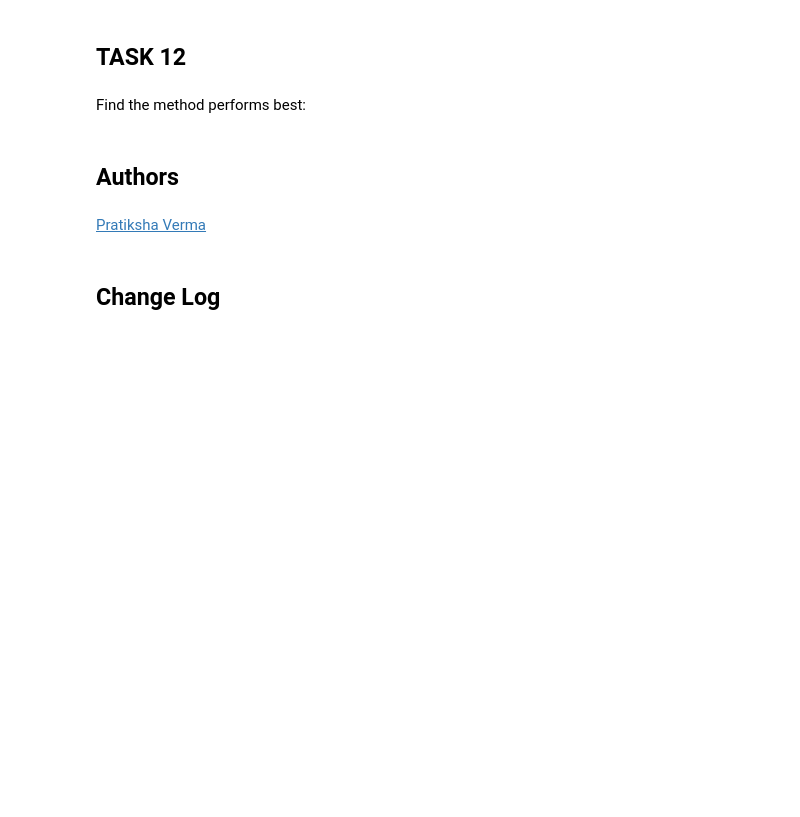
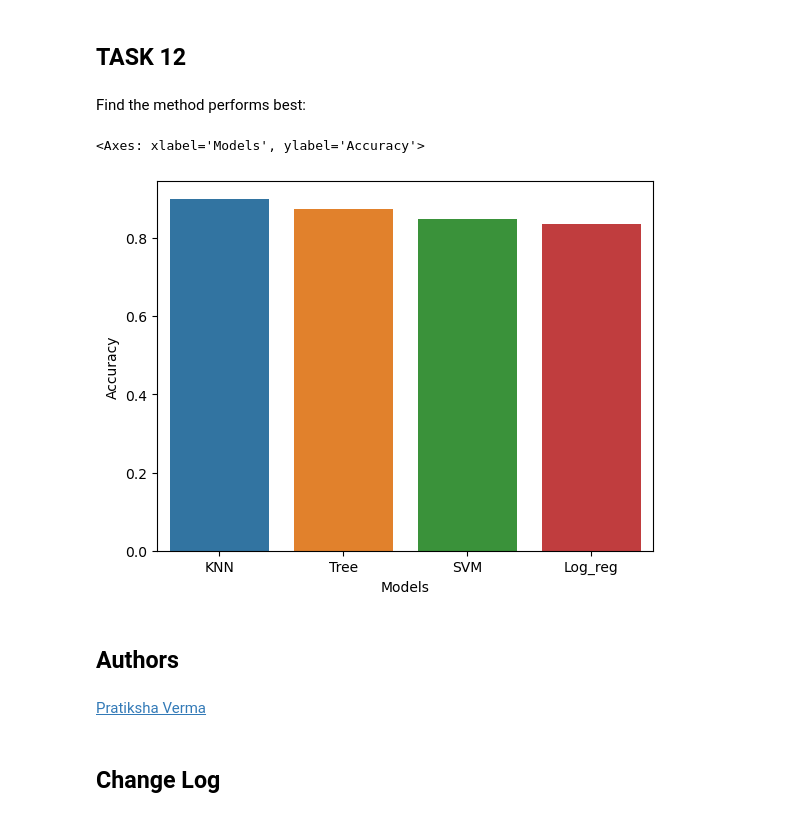
Before and after one commit to Tiago-Vitali/IBM-Professional-Data-Science, a Jupyter notebook: Applied-Data-Science-Capstone/SpaceX_Machine_Learning_Prediction_Part_5.jupyterlite.ipynb, the cells around one changed output. Drawn from its saved outputs; the diff is of its cells as text; code cells hidden in the pictures; blank space fills up the shorter version.

```diff
--- a/Applied-Data-Science-Capstone/SpaceX_Machine_Learning_Prediction_Part_5.jupyterlite.ipynb
+++ b/Applied-Data-Science-Capstone/SpaceX_Machine_Learning_Prediction_Part_5.jupyterlite.ipynb
@@ -182,3 +245,6 @@ parameters = {'criterion': ['gini', 'entropy'],
      'min_samples_split': [2, 5, 10]}
 
 tree = DecisionTreeClassifier()
+# %%
+tree_cv= GridSearchCV(tree,parameters, cv=10)
+tree_cv.fit(X_train,Y_train)
@@ -189,3 +266,7 @@ print("accuracy :",tree_cv.best_score_)
 ## TASK  9
 # %% [markdown]
 Calculate the accuracy of tree_cv on the test data using the method <code>score</code>:
+# %%
+print("tuned hpyerparameters :(best parameters) ",tree_cv.best_params_)
+print("accuracy :",tree_cv.best_score_)
+TREE_best_score = tree_cv.best_score_
@@ -204,3 +290,6 @@ parameters = {'n_neighbors': [1, 2, 3, 4, 5, 6, 7, 8, 9, 10],
               'p': [1,2]}
 
 KNN = KNeighborsClassifier()
+# %%
+knn_cv= GridSearchCV(KNN,parameters, cv=10)
+knn_cv.fit(X_train,Y_train)
@@ -211,3 +308,8 @@ print("accuracy :",knn_cv.best_score_)
 ## TASK  11
 # %% [markdown]
 Calculate the accuracy of knn_cv on the test data using the method <code>score</code>:
+# %%
+knn_cv.fit(X_test,Y_test)
+print("tuned hpyerparameters :(best parameters) ",knn_cv.best_params_)
+print("accuracy :",knn_cv.best_score_)
+KNN_best_score = knn_cv.best_score_
@@ -220,6 +327,12 @@ plot_confusion_matrix(Y_test,yhat)
 ## TASK  12
 # %% [markdown]
 Find the method performs best:
+# %%
+df = pd.DataFrame.from_dict({'Models': ['KNN', 'Tree', 'SVM', 'Log_reg'], 'Accuracy': [KNN_best_score, TREE_best_score, SVM_best_score, LOGREG_best_score]})
+sns.barplot(data=df, x="Models", y="Accuracy")
+# %% [output]
+<Axes: xlabel='Models', ylabel='Accuracy'>
+[figure, added]
 # %% [markdown]
 ## Authors
 # %% [markdown]
```
Also changed, not shown: parts of 25 cells of this notebook.
